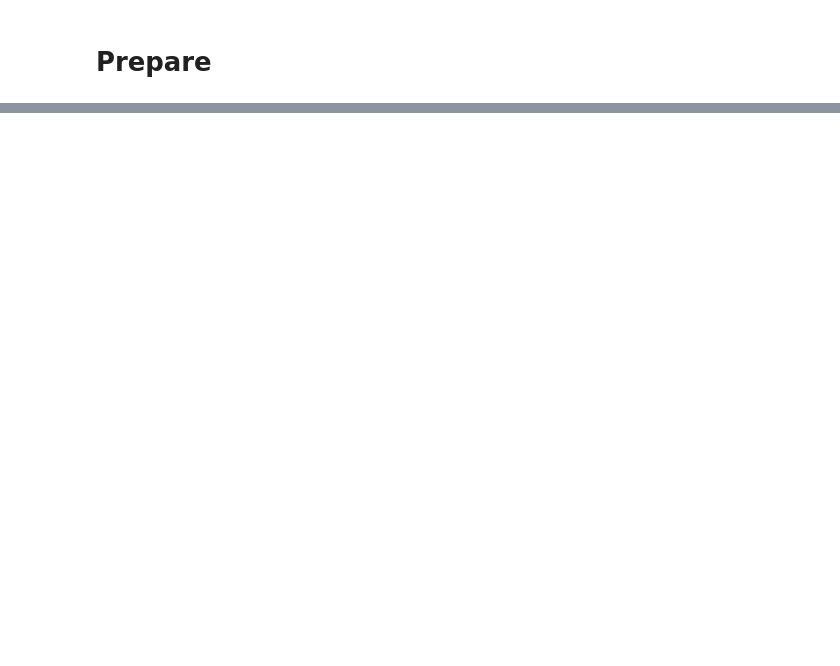
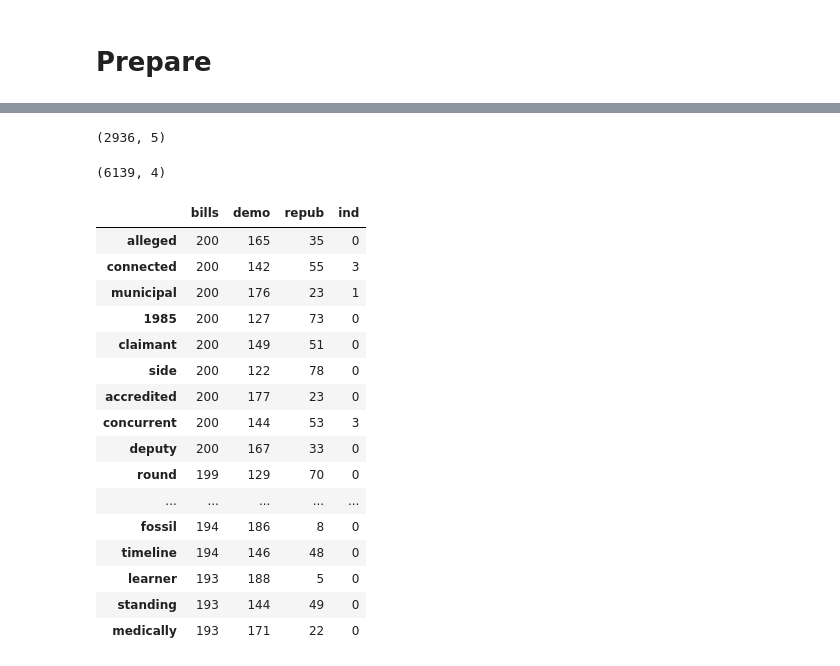
Before and after one commit to good-bill-hunting/political_parser, a Jupyter notebook: template_notebook.ipynb, the cells around one changed output, grey strips where cells are left out. Cells and saved outputs as stored; diff of their text form; code cells hidden in the pictures; blank space fills up the shorter version.

```diff
--- a/template_notebook.ipynb
+++ b/template_notebook.ipynb
@@ -14,4 +15,4 @@ from prepare import *
 # function calling the acquired df
 links = get_links_to_bills()
 # %%
-df = acquire_bills(links)
+df = acquire_bills(links, filename="adams_data.csv")
@@ -29,3 +78,7 @@ bills_df.head()
 # %%
 # splitting the data
 train, X_train, y_train, X_val, y_val, X_test, y_test = split_data(bills_df, 'model')
+# %%
+train.shape
+# %% [output]
+(2936, 5)
@@ -31,0 +115,24 @@ train, X_train, y_train, X_val, y_val, X_test, y_test = split_data(bills_df, 'mo
+# %%
+word_freq.shape
+# %% [output]
+(6139, 4)
+# %%
+word_freq.head(50)
+# %% [output]
+|  | bills | demo | repub | ind |
+| alleged | 200 | 165 | 35 | 0 |
+| connected | 200 | 142 | 55 | 3 |
+| municipal | 200 | 176 | 23 | 1 |
+| 1985 | 200 | 127 | 73 | 0 |
+| claimant | 200 | 149 | 51 | 0 |
+| side | 200 | 122 | 78 | 0 |
+| accredited | 200 | 177 | 23 | 0 |
+| concurrent | 200 | 144 | 53 | 3 |
+| deputy | 200 | 167 | 33 | 0 |
+| round | 199 | 129 | 70 | 0 |
+| ... | ... | ... | ... | ... |
+| fossil | 194 | 186 | 8 | 0 |
+| timeline | 194 | 146 | 48 | 0 |
+| learner | 193 | 188 | 5 | 0 |
+| standing | 193 | 144 | 49 | 0 |
+| medically | 193 | 171 | 22 | 0 |
```
Also changed, not shown: parts of 11 cells of this notebook.
